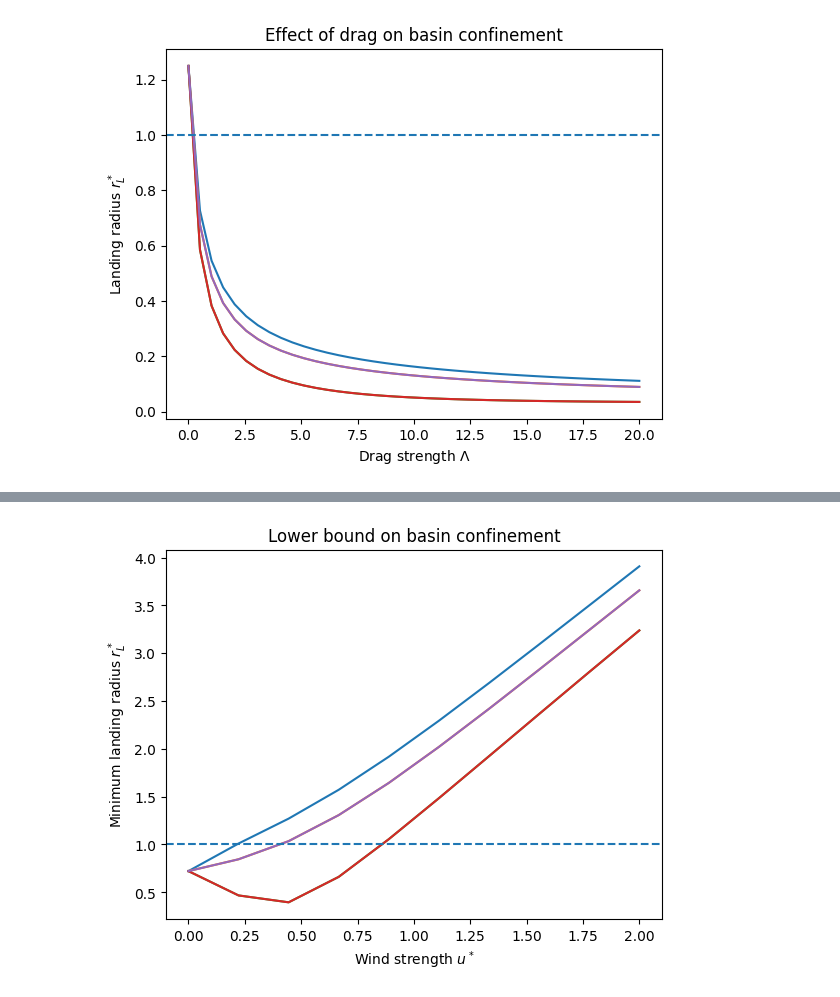
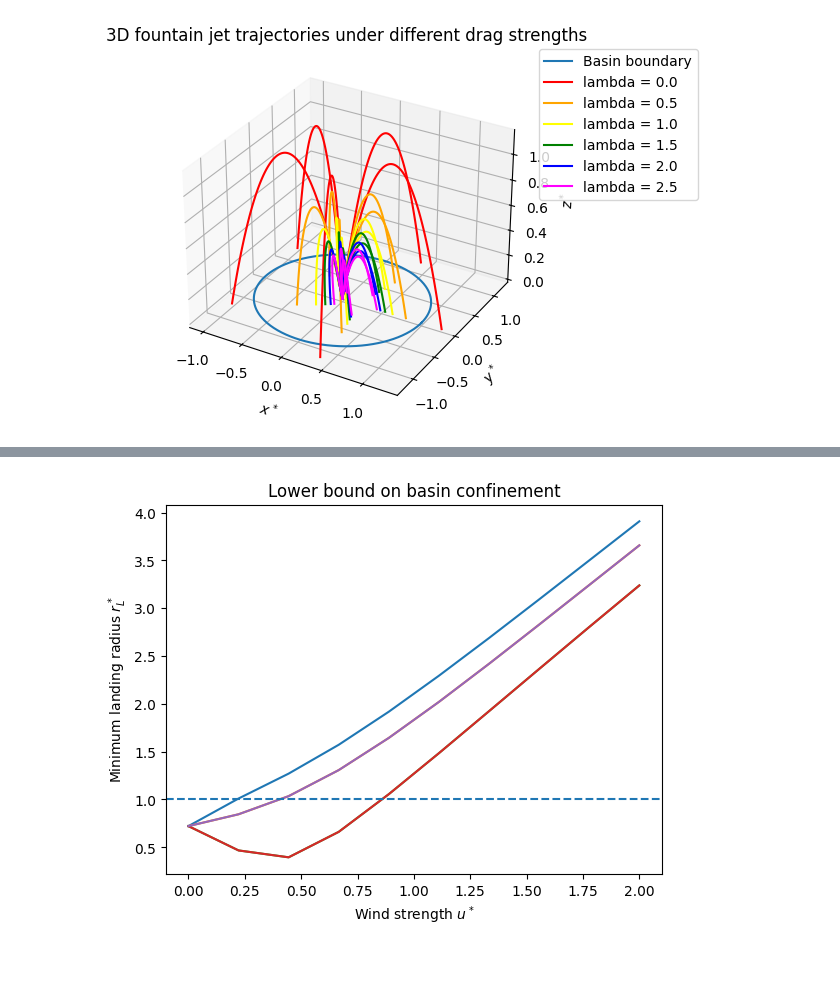
Before and after one commit to pavitra1905/FountainTrajectory, a Jupyter notebook: Pavitra_FT-Copy1-Tia_Edit.ipynb, the cells around one changed output, grey strips where cells are left out. Saved outputs shown, nothing was run; the diff lists cells and outputs as text; code cells hidden in the pictures; blank space fills up the shorter version.

```diff
--- a/Pavitra_FT-Copy1-Tia_Edit.ipynb
+++ b/Pavitra_FT-Copy1-Tia_Edit.ipynb
@@ -219,7 +217,7 @@ plt.figure()
 for j, p in enumerate(phi):
     if j == 3:
         break
-    plt.plot(np.rad2deg(angles), rvals[j], label=f"spoke {j+1} (phi={p['phi']:.2f})")
+    plt.plot(np.rad2deg(angles), rvals[j], label=f"spoke {j+1} (phi={p['phi']:.2f})", color=colors[j])
 
 plt.axhline(1.0, linestyle="--", label="Basin boundary")
 plt.xlabel(r"Launch angle $\theta$ (deg)")
@@ -234,7 +232,7 @@ plt.figure()
 for j, p in enumerate(phi):
     if j < 3:
         continue
-    plt.plot(np.rad2deg(angles), rvals[j], label=f"spoke {j+1} (phi={p['phi']:.2f}) rads")
+    plt.plot(np.rad2deg(angles), rvals[j], label=f"spoke {j+1} (phi={p['phi']:.2f}) rads", color=colors[j])
 
 plt.axhline(1.0, linestyle="--", label="Basin boundary")
 plt.xlabel(r"Launch angle $\theta$ (deg)")
@@ -247,11 +245,16 @@ plt.show()
 # %%
 plt.figure()
-plt.plot(np.cos(theta_circ), np.sin(theta_circ), label="Basin")
+plt.plot(np.cos(theta_circ), np.sin(theta_circ), label="Basin Boundary")
 
-for j, p in enumerate(phi):
-    _, land = simulate(theta, p, Gamma, Lambda, wind_fixed)
-    if land:
-        plt.plot([0, land["xL"]], [0, land["yL"]], marker="o", label=f"spoke {j+1} (phi={p['phi']:.2f}) rads")
+for i, w in enumerate(winds):
+    for j, p in enumerate(phi):
+        _, land = simulate(theta, p, Gamma, Lambda, w)
+        if j == 0:
+            if land:
+                plt.plot([0, land["xL"]], [0, land["yL"]], marker="o", label=f"u*={w['u_star'][0]:.2f}", color =colors[i])
+        else:
+            if land:
+                plt.plot([0, land["xL"]], [0, land["yL"]], marker="o", color =colors[i])
 
 plt.gca().set_aspect("equal")
 plt.xlabel(r"$x^*$")
@@ -266,21 +269,37 @@ plt.show()
 # %%
-Lambdas = np.linspace(0.0, 20, 40)
-rvals = np.full((len(phi), len(Lambdas)), np.nan)
+Lambdas = np.linspace(0.0, 2.5, 6)
 
-wind_fixed = {"u_star": (0.05, 0.0, 0.0)}
+fig = plt.figure()
+ax = fig.add_subplot(111, projection="3d")
+ax.plot(np.cos(theta_circ), np.sin(theta_circ), label="Basin boundary")
 
 for i, Lam in enumerate(Lambdas):
     for j, p in enumerate(phi):
-        _, land = simulate(theta, p, Gamma, Lam, wind_fixed)
-        if land is not None:
-            rvals[j, i] = land["rL"]
+        sol, _ = simulate(theta, p, Gamma, Lam, wind_fixed)
+        if sol is not None:
+            if j == 0:
+                ax.plot(
+                    sol.y[0],  # x*
+                    sol.y[1],  # y*
+                    sol.y[2],  # z*
+                    color=colors[i],
+                    label=f"lambda = {Lam}"
+                )
+            else:
+                ax.plot(
+                    sol.y[0],  # x*
+                    sol.y[1],  # y*
+                    sol.y[2],  # z*
+                    color=colors[i],
+                )
 
-for j, p in enumerate(phi):
-    plt.plot(Lambdas, rvals[j], label=f"spoke {j+1} (phi={p['phi']:.2f})")
-plt.axhline(1.0, linestyle="--")
-plt.xlabel(r"Drag strength $\Lambda$")
-plt.ylabel(r"Landing radius $r_L^*$")
-plt.title("Effect of drag on basin confinement")
+ax.set_xlabel(r"$x^*$")
+ax.set_ylabel(r"$y^*$")
+ax.set_zlabel(r"$z^*$")
+ax.set_title("3D fountain jet trajectories under different drag strengths")
+ax.legend(loc="upper left",
+    bbox_to_anchor=(1.02, 1.0),
+    borderaxespad=0.0)
 plt.show()
 # %% [output]
-[figure, old version]
+[figure, new version]
```
Also changed, not shown: parts of 12 cells of this notebook.
